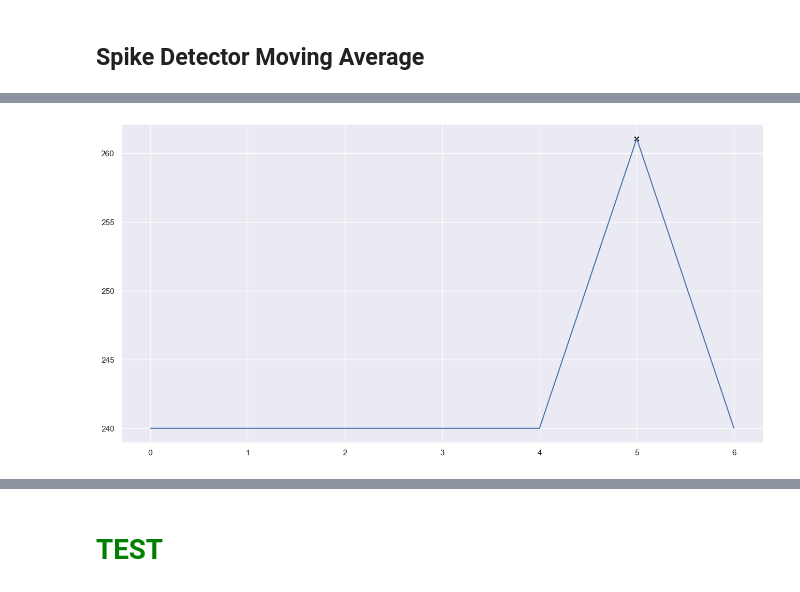
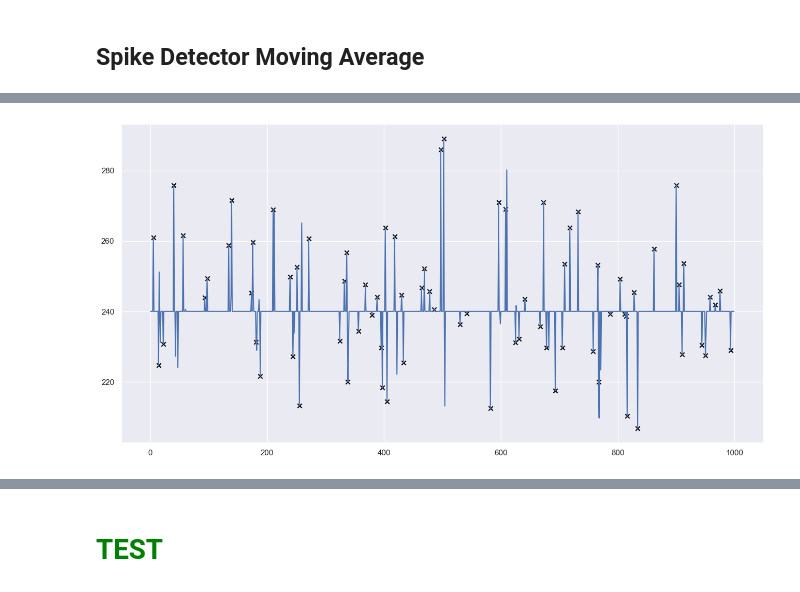
Before and after one commit to thanasissdr/ML, a Jupyter notebook: spike-detector/spike_detector.ipynb, the cells around one changed output, grey strips where cells are left out. Saved outputs shown, nothing was run; the diff lists cells and outputs as text; code cells hidden in the pictures.

Commit message:
feat(spike-detector): Rendered notebook

```diff
--- a/spike-detector/spike_detector.ipynb
+++ b/spike-detector/spike_detector.ipynb
@@ -53,16 +48,16 @@ array([240., 240., 240.])
 # %%
 spike_detector_moving_average = SpikeDetectorMovingAverage(
     window=3, threshold=3.0, detect_sag=True
 )
 spike_detector_runner = SpikeDetectorRunner(
     spike_detector=spike_detector_moving_average
 )
 
 fig, ax = plt.subplots(1, 1, figsize=(16, 8))
 
-spike_detector_runner.run(data[:7], color="black", marker="x", alpha=1, ax=ax)
+spike_detector_runner.run(data, color="black", marker="x", alpha=1, ax=ax)
 # %% [output]
-[figure, old version]
+[figure, new version]
 [interactive output not drawn]
 # %% [markdown]
 # <font color="green"> TEST </font>
```
Also changed, not shown: parts of 1 cell of this notebook.
